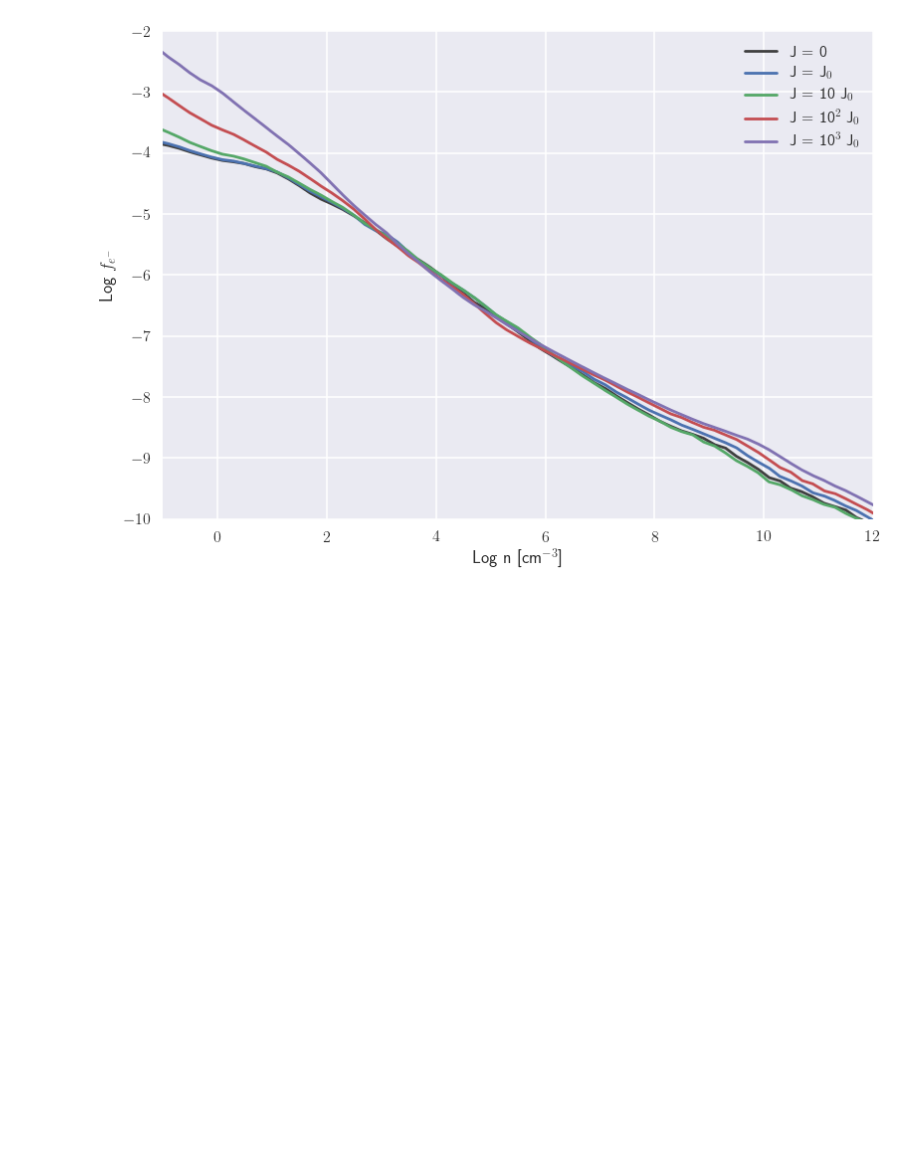
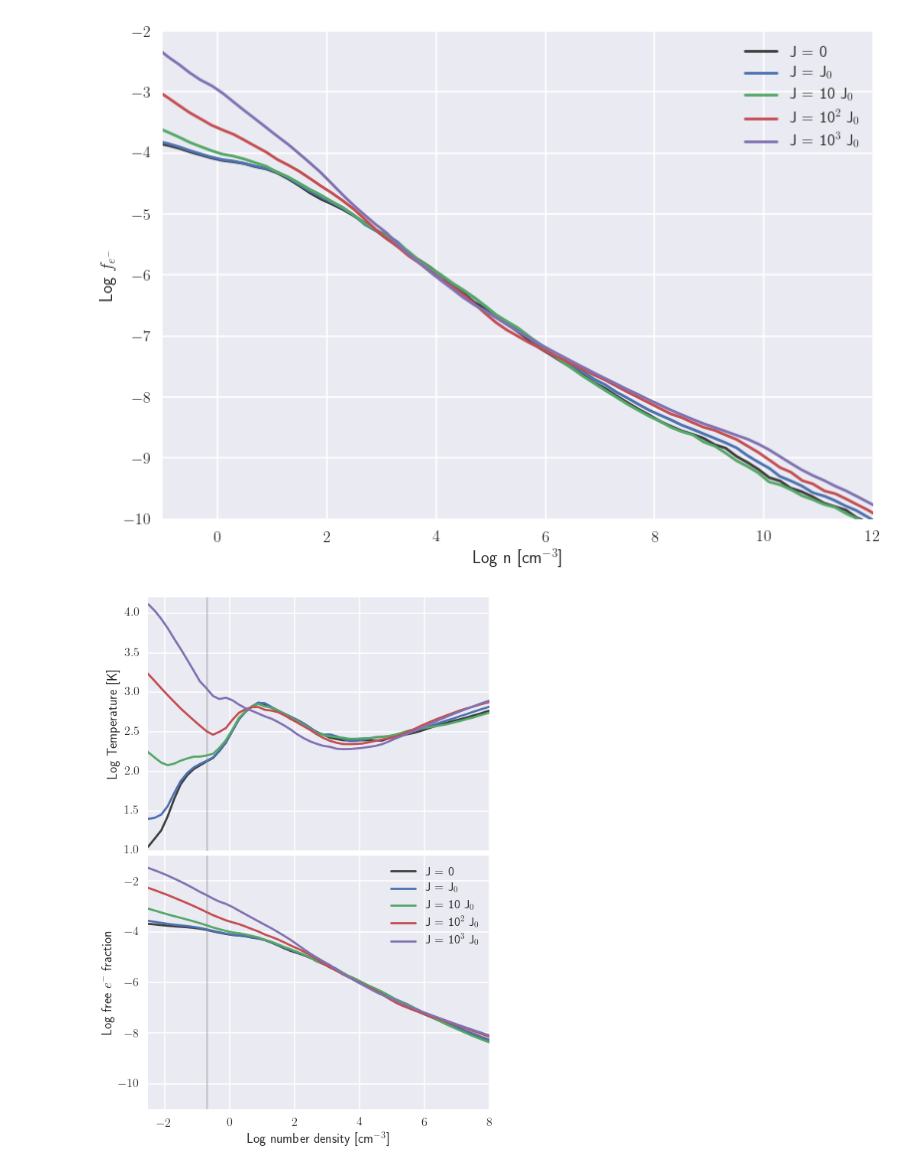
Before and after one commit to hummel/xray_notebooks, a Jupyter notebook: Phase Graphs.ipynb, the cells around one changed output. Saved outputs shown, nothing was run; the diff lists cells and outputs as text; code cells hidden in the pictures; blank space fills up the shorter version.

Commit message:
Try again: Don't save log Temp or log efrac in binned averages.

```diff
--- a/Phase Graphs.ipynb
+++ b/Phase Graphs.ipynb
@@ -121,26 +121,28 @@ ax.set_ylabel('Log $f_{e^-}$')
 # %%
 with sns.color_palette(n_colors=4):
     f,(ax0,ax1) = plt.subplots(2, sharex=True, figsize=(8,12))
 
-ax0.plot(average['vanilla'].logn, np.log10(average['vanilla'].logT, color='.25', label=simname['vanilla'])
+ax0.plot(average['vanilla'].logn, np.log10(average['vanilla'].temp), color='.25', label=simname['vanilla'])
 for sim in simlist[1:]:
     df = average[sim]
-    ax0.plot(df.logn, df.logT, label=simname[sim])
+    ax0.plot(df.logn, np.log10(df.temp), label=simname[sim])
 ax0.axvline(-.7, color='.5', alpha=.3)
 ax0.set_ylim(1.,4.2)
 ax0.set_ylabel('Log Temperature [K]')
 
-ax1.plot(average['vanilla'].logn, np.log10(average['vanilla'].loge, color='.25', label=simname['vanilla'])
+ax1.plot(average['vanilla'].logn, np.log10(average['vanilla'].efrac), color='.25', label=simname['vanilla'])
 for sim in simlist[1:]:
     df = average[sim]
-    ax1.plot(df.logn, df.loge, label=simname[sim])
+    ax1.plot(df.logn, np.log10(df.efrac), label=simname[sim])
 ax1.axvline(-.7, color='.5', alpha=.3)
 ax1.legend(loc=0)
 #ax1.set_ylim(-10,-8)
 ax1.set_ylabel("Log free $e^-$ fraction")
 
 
 ax1.set_xlim(-2.5,8)
 ax1.set_xlabel("Log number density [cm$^{-3}$]")
 f.subplots_adjust(hspace=0.02)
 f.savefig('figures/phase_diagrams/binned.png', bbox_inches='tight')
+# %% [output]
+[figure, added]
```
